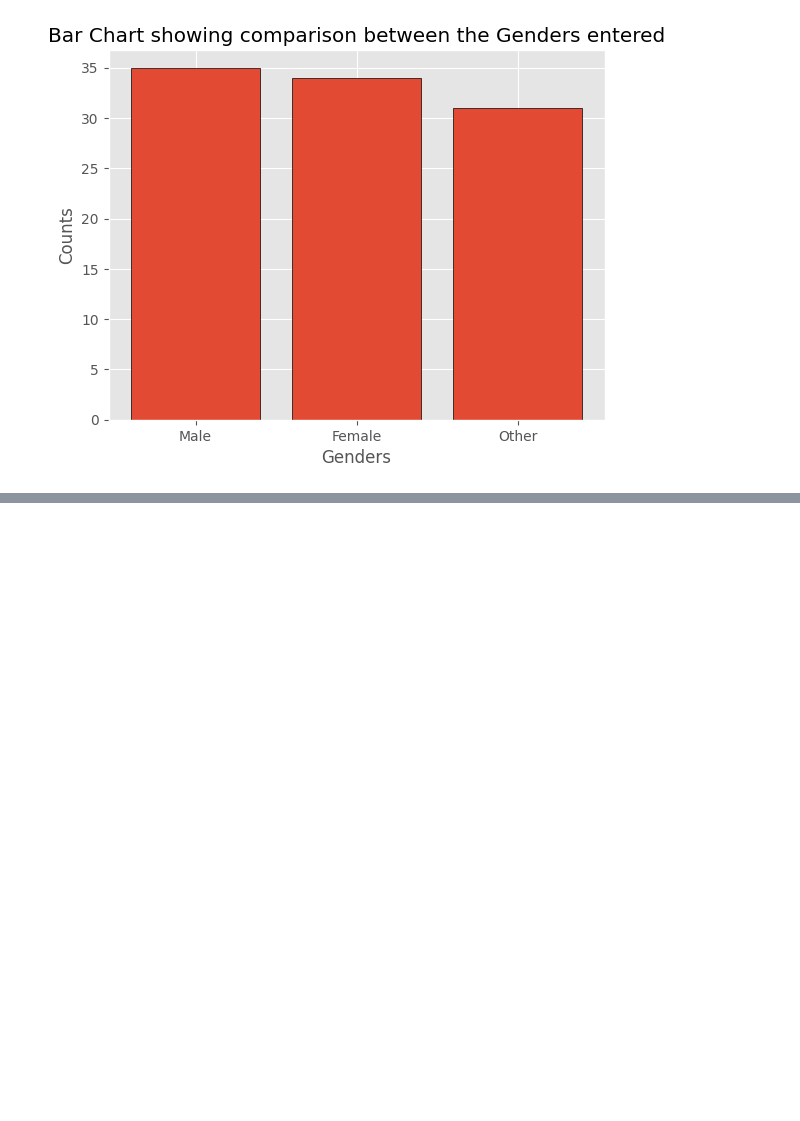
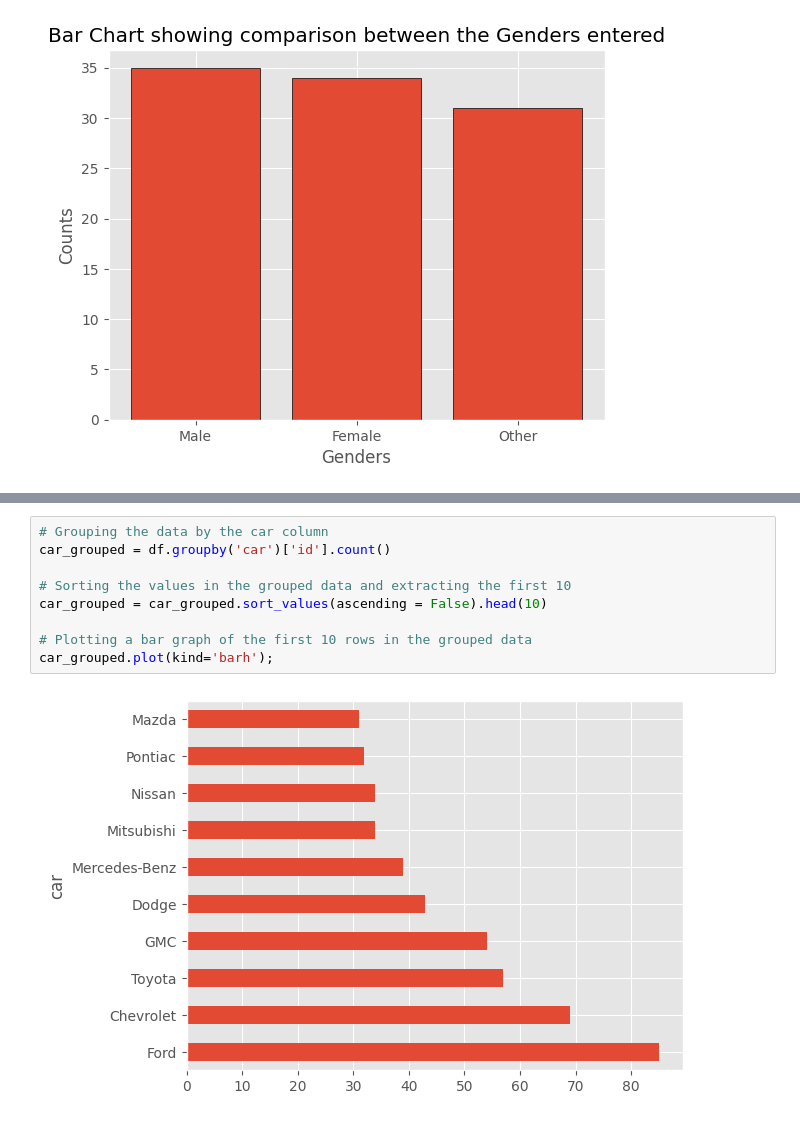
Before and after one commit to Jimmy-ai1/Group_3, a Jupyter notebook: Group_3_task.ipynb, the cells around one changed output, grey strips where cells are left out. Saved outputs shown, nothing was run; the diff lists cells and outputs as text; blank space fills up the shorter version.

```diff
--- a/Group_3_task.ipynb
+++ b/Group_3_task.ipynb
@@ -702,0 +964,11 @@ plt.title('Bar Chart showing comparison between the Genders entered');
+# %%
+# Grouping the data by the car column
+car_grouped = df.groupby('car')['id'].count()
+
+# Sorting the values in the grouped data and extracting the first 10
+car_grouped = car_grouped.sort_values(ascending = False).head(10)
+
+# Plotting a bar graph of the first 10 rows in the grouped data
+car_grouped.plot(kind='barh');
+# %% [output]
+[figure, added]
```
Also changed, not shown: parts of 22 cells of this notebook.
